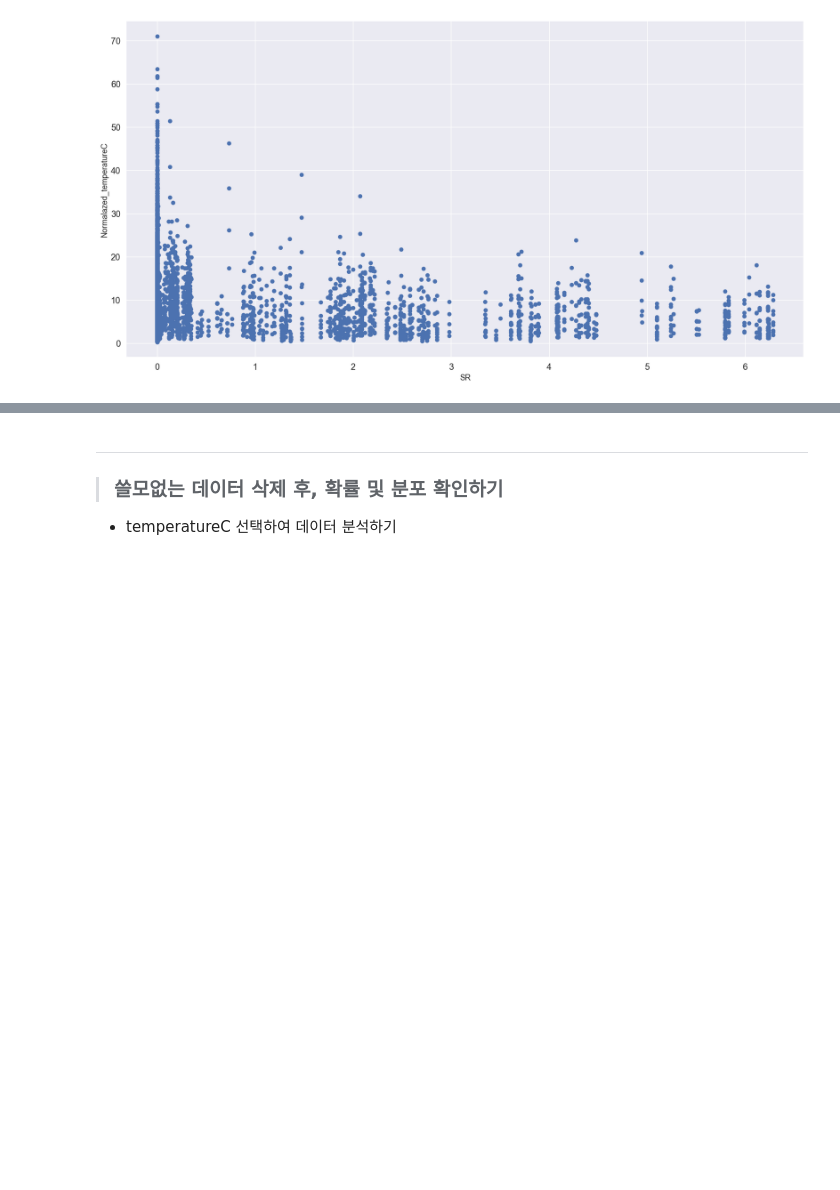
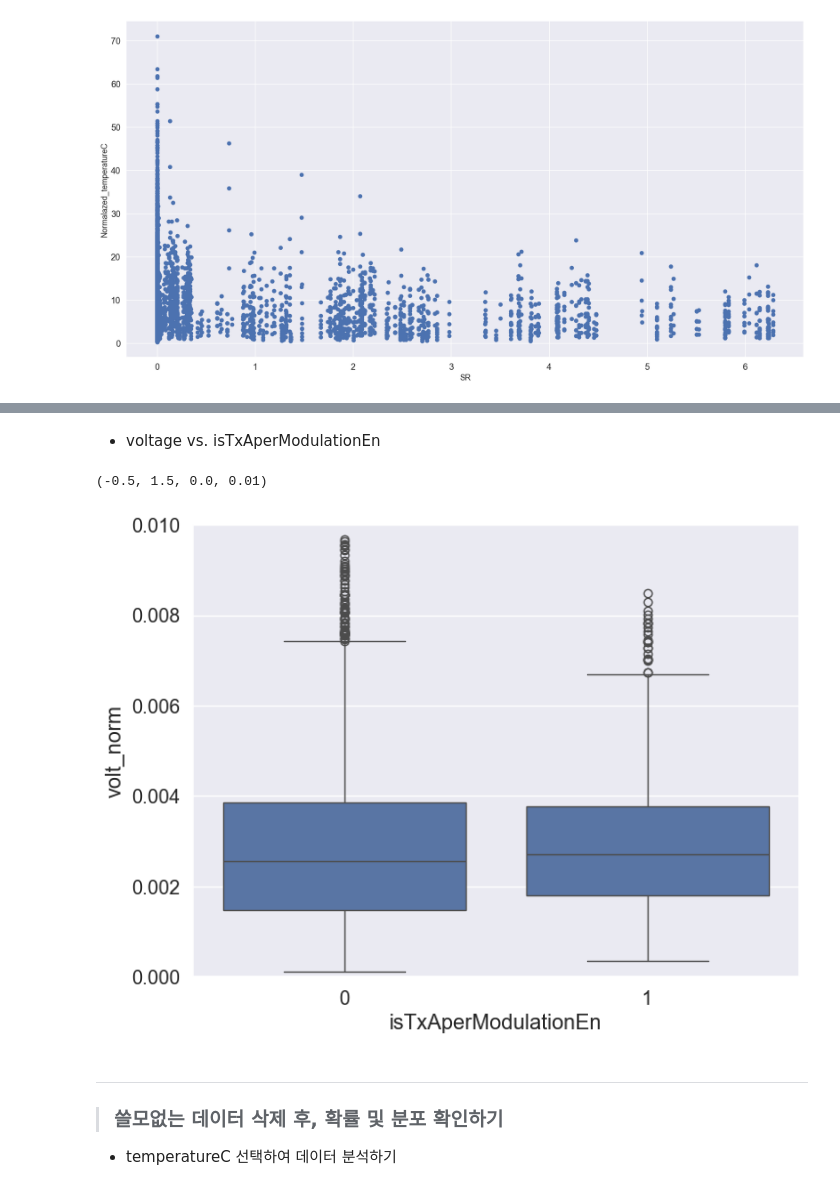
Before and after one commit to Hot-KimChi/Temperature_Modeling_Check, a Jupyter notebook: Temperature measurement_by measSet.ipynb, the cells around one changed output, grey strips where cells are left out. Saved outputs shown, nothing was run; the diff lists cells and outputs as text; code cells hidden in the pictures; blank space fills up the shorter version.

```diff
--- a/Temperature measurement_by measSet.ipynb
+++ b/Temperature measurement_by measSet.ipynb
@@ -822,3 +863,24 @@ fig.axis(ymin=0, ymax=0.01)
+# %% [markdown]
+- voltage vs. isTxAperModulationEn
+# %%
+## box plot normal_temp vs. isTxAperModulationEn
+var = 'isTxAperModulationEn'
+target = 'normal_Temp'
+
+
+AOP_data['volt_norm'] = AOP_data['normal_Temp'] / (AOP_data['pulseVoltage'] * AOP_data['pulseVoltage'])
+volt_norm = 'volt_norm'
+
+
+data = pd.concat([AOP_data[var], AOP_data[volt_norm]], axis=1)
+
+
+fig, axs = plt.subplots(figsize=(8, 6))
+fig = sns.boxplot(x=var, y=volt_norm, data=data)
+fig.axis(ymin=0, ymax=0.01)
+# %% [output]
+(-0.5, 1.5, 0.0, 0.01)
+[figure, added]
 # %% [markdown]
 ---
 >### 쓸모없는 데이터 삭제 후, 확률 및 분포 확인하기
```
Also changed, not shown: parts of 27 cells of this notebook, 3 other files.
